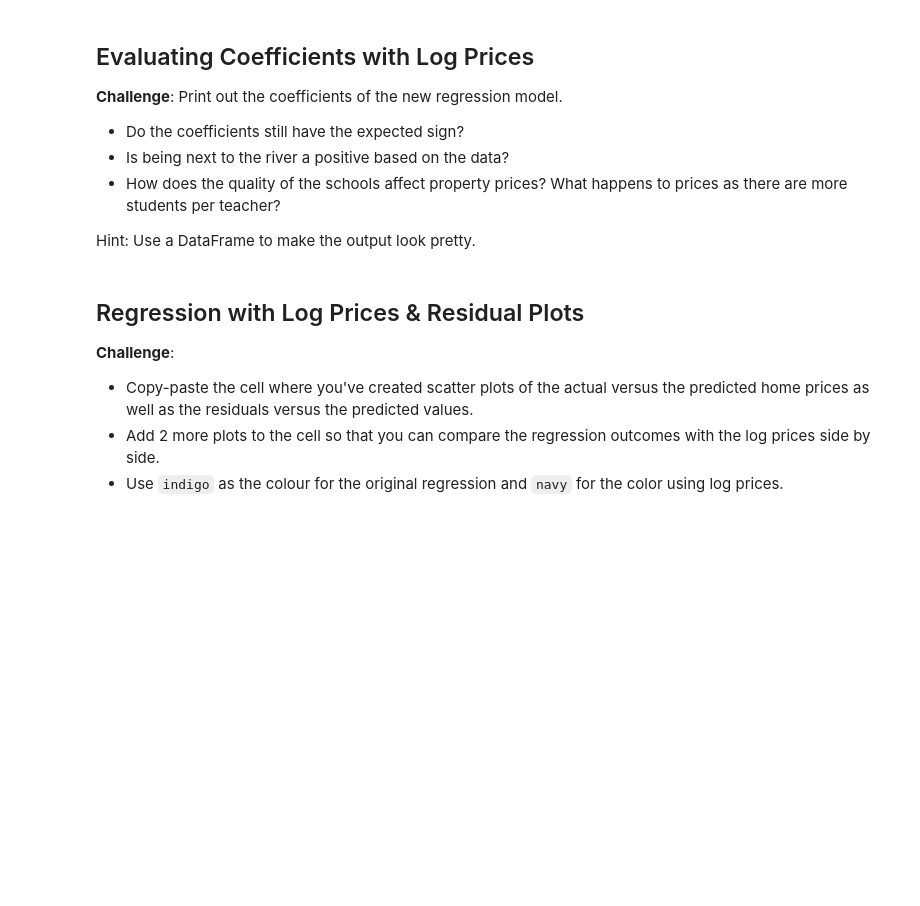
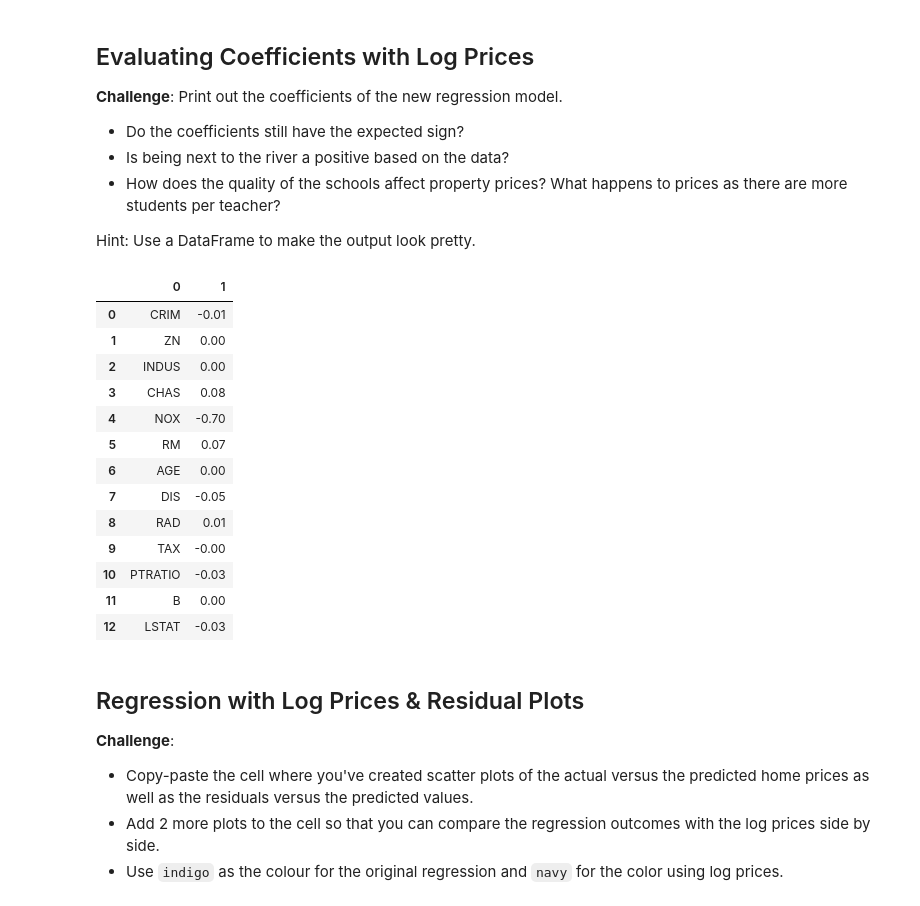
Before and after one commit to tbk81/100-DAYS-OF-CODE-PY, a Jupyter notebook: 81-predict-house-prices/Multivariable_Regression_and_Valuation_Model.ipynb, the cells around one changed output. Drawn from its saved outputs; the diff is of its cells as text; code cells hidden in the pictures; blank space fills up the shorter version.

Commit message:
d81 house price analysis

```diff
--- a/81-predict-house-prices/Multivariable_Regression_and_Valuation_Model.ipynb
+++ b/81-predict-house-prices/Multivariable_Regression_and_Valuation_Model.ipynb
@@ -586,3 +586,11 @@ $$ \log (PR \hat ICE) = \theta _0 + \theta _1 RM + \theta _2 NOX + \theta_3 DIS
 * Run a second regression, but this time use the transformed target data.
 * What is the r-squared of the regression on the training data?
 * Have we improved the fit of our model compared to before based on this measure?
+# %%
+target2 = np.log(data['PRICE'])
+features2 = data.drop('PRICE', axis=1)
+X_train2, X_test2, y_train2, y_test2 = train_test_split(features2, target2, test_size=.2,random_state=10)
+# %%
+model.fit(X_train2,y_train2)
+r_sq2 = model.score(X_train2,y_train2)
+print(f'R-squared: {r_sq2:.2f}')
@@ -596,6 +606,23 @@ $$ \log (PR \hat ICE) = \theta _0 + \theta _1 RM + \theta _2 NOX + \theta_3 DIS
 * How does the quality of the schools affect property prices? What happens to prices as there are more students per teacher?
 
 Hint: Use a DataFrame to make the output look pretty.
+# %%
+pd.DataFrame(zip(X_train2, model.coef_))
+# %% [output]
+|  | 0 | 1 |
+| 0 | CRIM | -0.01 |
+| 1 | ZN | 0.00 |
+| 2 | INDUS | 0.00 |
+| 3 | CHAS | 0.08 |
+| 4 | NOX | -0.70 |
+| 5 | RM | 0.07 |
+| 6 | AGE | 0.00 |
+| 7 | DIS | -0.05 |
+| 8 | RAD | 0.01 |
+| 9 | TAX | -0.00 |
+| 10 | PTRATIO | -0.03 |
+| 11 | B | 0.00 |
+| 12 | LSTAT | -0.03 |
 # %% [markdown]
 ## Regression with Log Prices & Residual Plots
 
```
Also changed, not shown: parts of 1 cell of this notebook.
